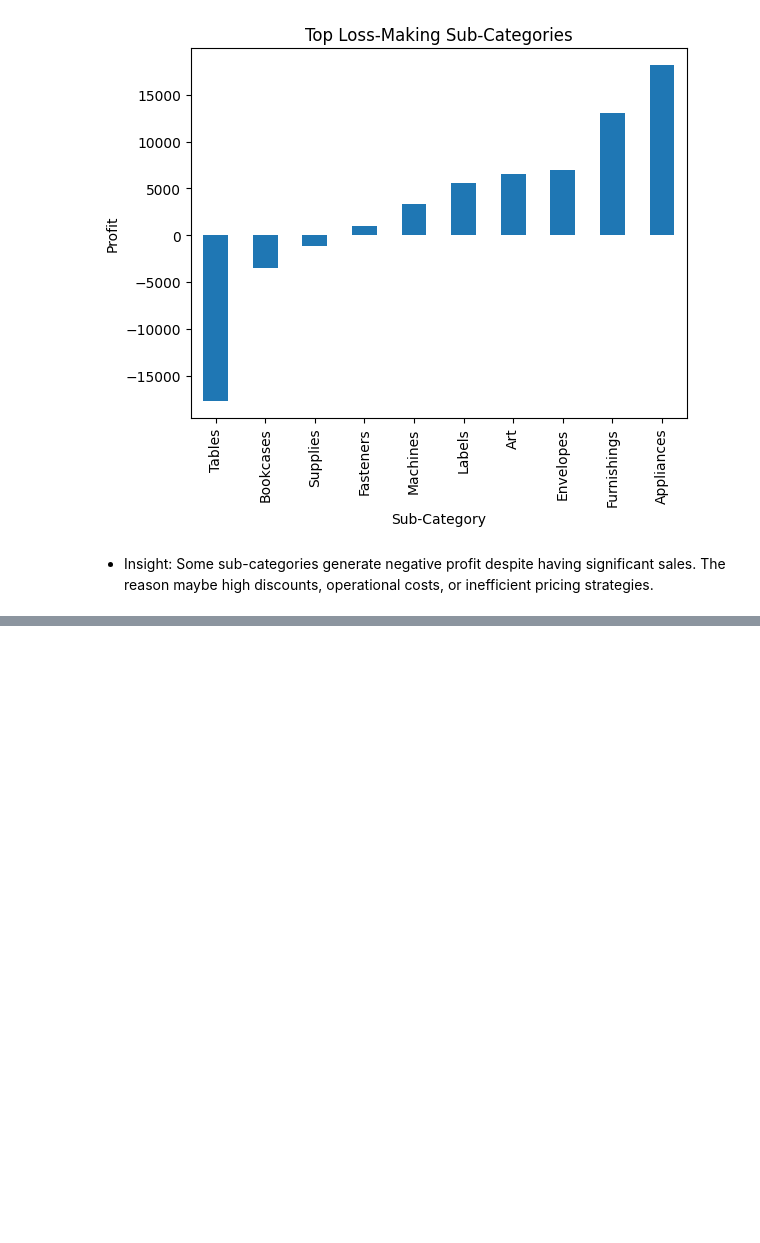
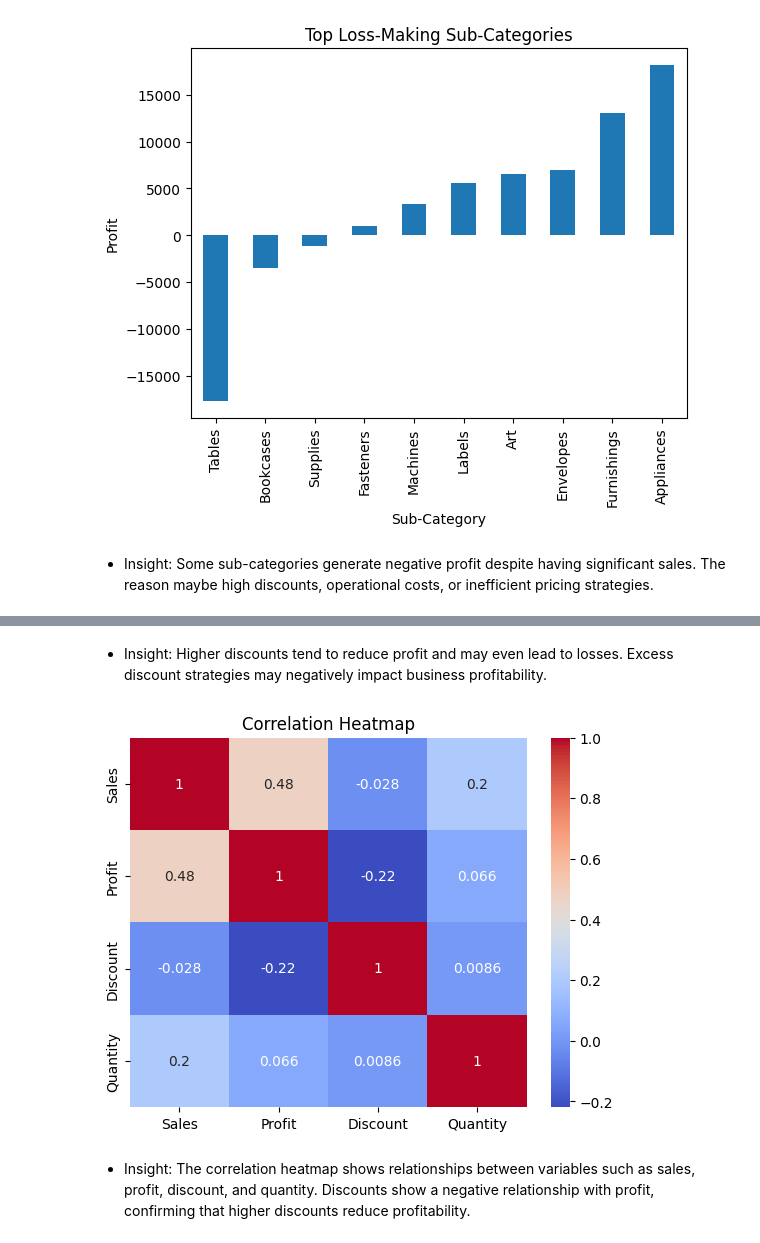
Before and after one commit to VarshaNayak18/retail-sales-analysis, a Jupyter notebook: notebooks/sales_analysis.ipynb, the cells around one changed output, grey strips where cells are left out. Saved outputs shown, nothing was run; the diff lists cells and outputs as text; code cells hidden in the pictures; blank space fills up the shorter version.

```diff
--- a/notebooks/sales_analysis.ipynb
+++ b/notebooks/sales_analysis.ipynb
@@ -252,0 +276,12 @@ The reason maybe high discounts, operational costs, or inefficient pricing strat
+# %% [markdown]
+* Insight: Higher discounts tend to reduce profit and may even lead to losses. Excess discount strategies may negatively impact business profitability.
+# %%
+# Correlation Heatmap
+corr = df[["Sales", "Profit", "Discount", "Quantity"]].corr()
+sns.heatmap(corr, annot=True, cmap="coolwarm")
+plt.title("Correlation Heatmap")
+plt.show()
+# %% [output]
+[figure, added]
+# %% [markdown]
+* Insight: The correlation heatmap shows relationships between variables such as sales, profit, discount, and quantity. Discounts show a negative relationship with profit, confirming that higher discounts reduce profitability.
```
Also changed, not shown: parts of 5 cells of this notebook.
